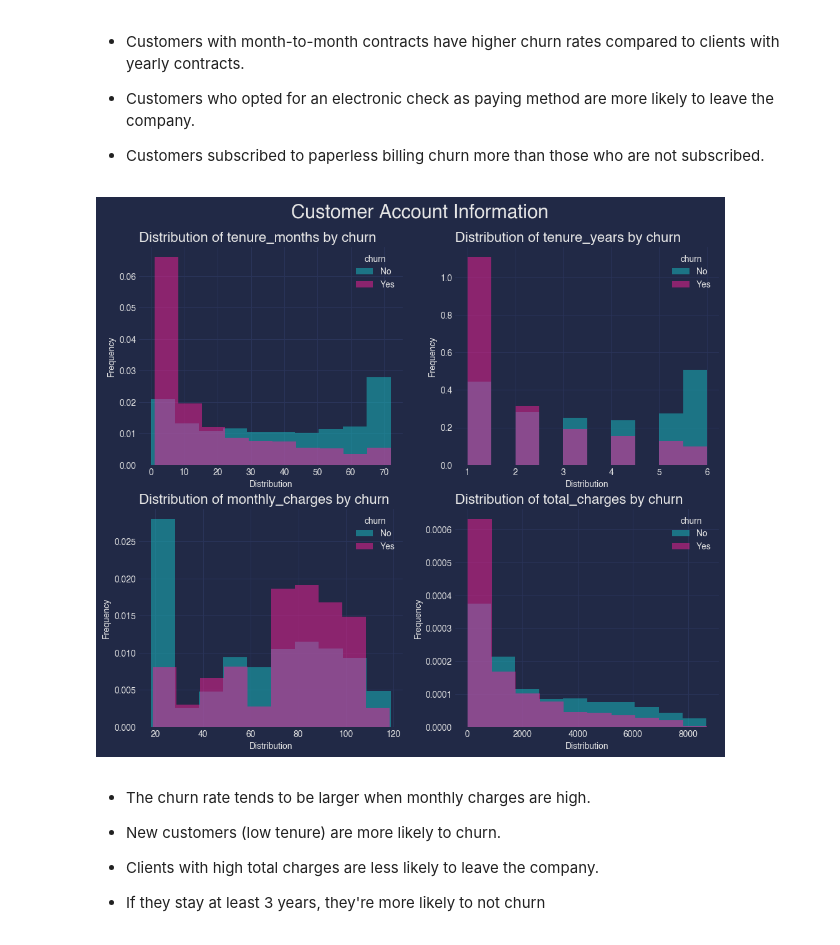
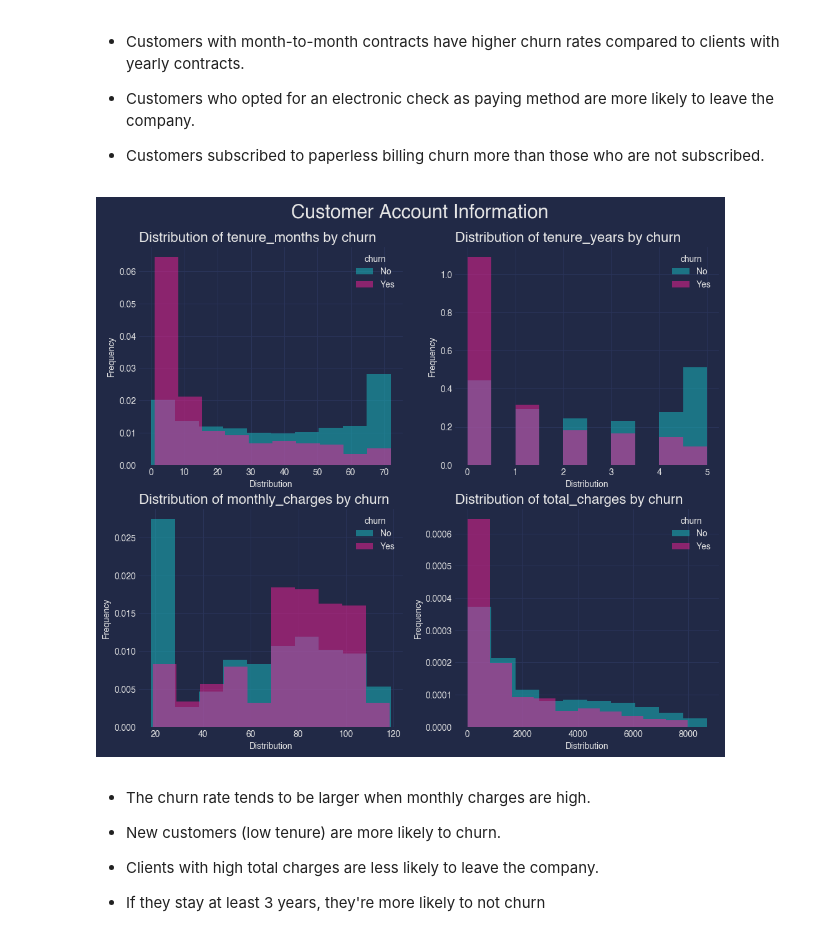
Before and after one commit to Zacharia-Schmitz/Telco_Project, a Jupyter notebook: telco_project_drafting.ipynb, the cells around one changed output. Drawn from its saved outputs; the diff is of its cells as text; code cells hidden in the pictures.

```diff
--- a/telco_project_drafting.ipynb
+++ b/telco_project_drafting.ipynb
@@ -248,0 +248,2 @@ Null Values: 0
+# %%
+train, validate, test = split_telco(df_telco)
@@ -445,36 +449,36 @@ def histogram_plots(columns_to_plot, title):
     fig.suptitle(title, fontsize=22,  y=.95)
 
 
     # loop to each demographic column name to create a subplot
     for index, column in enumerate(columns_to_plot, 1):
 
         # create the subplot
         ax = fig.add_subplot(row_number, column_number, index)
 
         # histograms for each class (normalized histogram)
-        df_telco[df_telco['churn']=='No'][column].plot(kind='hist', ax=ax, density=True,
+        train[train['churn']=='No'][column].plot(kind='hist', ax=ax, density=True,
                                                        alpha=0.5, label='No')
-        df_telco[df_telco['churn']=='Yes'][column].plot(kind='hist', ax=ax, density=True,
+        train[train['churn']=='Yes'][column].plot(kind='hist', ax=ax, density=True,
                                                         alpha=0.5, label='Yes')
 
         # set the legend in the upper right corner
         ax.legend(loc="upper right", bbox_to_anchor=(0.5, 0.5, 0.5, 0.5),
                   title='churn', fancybox=True)
 
         # set title and labels
         ax.set_title('Distribution of ' + column + ' by churn',
                      fontsize=16, loc='left')
         ax.set_xlabel('Distribution')
 
         ax.tick_params(rotation='auto')
 
 # customer account column names
 account_columns_numeric = ['tenure_months','tenure_years', 'monthly_charges', 'total_charges']
 
 # histogram of costumer account columns
 histogram_plots(account_columns_numeric, 'Customer Account Information')
 # %% [output]
-[figure, old version]
+[figure, new version]
 # %% [markdown]
 - The churn rate tends to be larger when monthly charges are high.
 
```
Also changed, not shown: parts of 88 cells of this notebook, 1 other file.
